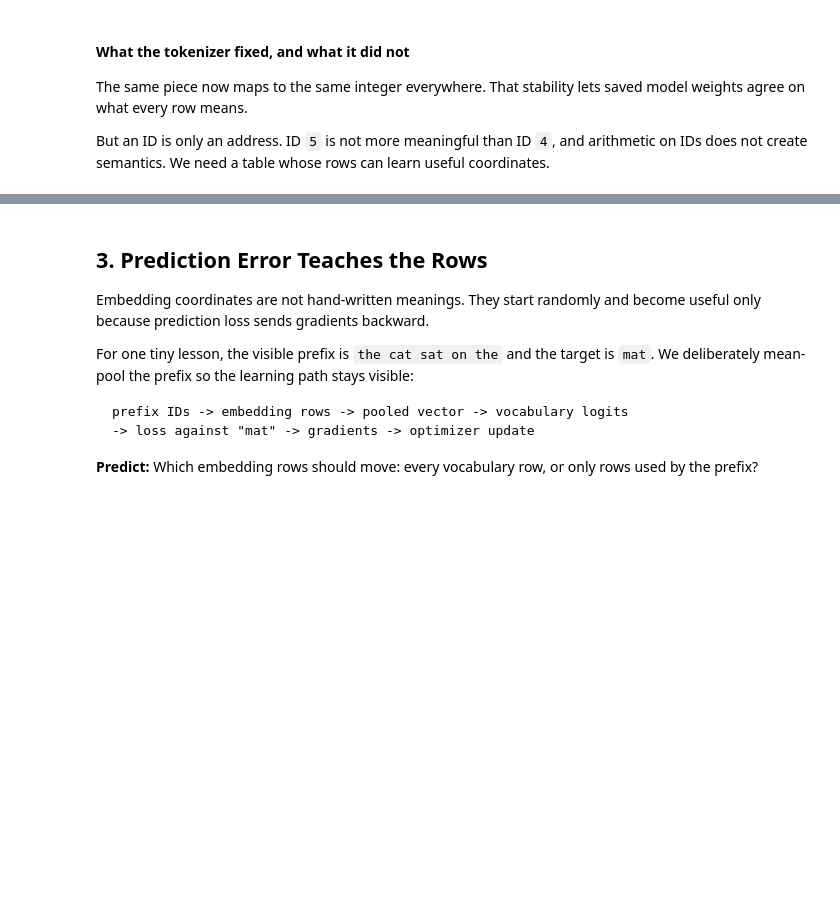
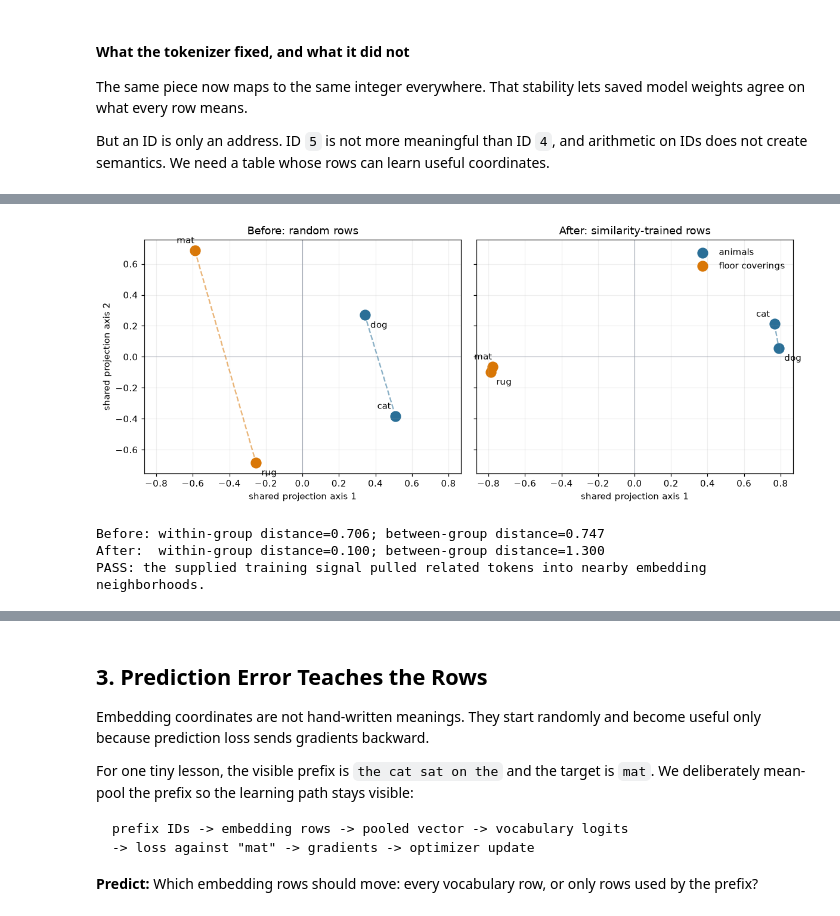
Before and after one commit to dsgouda7/ai-portfolio, a Jupyter notebook: learning/genai/01-transformers/01-tokenization-and-embeddings.ipynb, the cells around one changed output, grey strips where cells are left out. Drawn from its saved outputs; the diff is of its cells as text; code cells hidden in the pictures; blank space fills up the shorter version.

Commit message:
feat: expand learning content and portfolio projects
Co-authored-by: Copilot <223556219+Copilot@users.noreply.github.com>

```diff
--- a/learning/genai/01-transformers/01-tokenization-and-embeddings.ipynb
+++ b/learning/genai/01-transformers/01-tokenization-and-embeddings.ipynb
@@ -173,0 +240,77 @@ print(f"Repeated 'the' vectors equal before context: {torch.allclose(token_vecto
+# %%
+# Watch supplied similarity supervision reshape a separate embedding space
+torch.manual_seed(SEED)
+semantic_embedder = nn.Embedding(len(VOCAB), D_EMBED)
+semantic_tokens = ["cat", "dog", "mat", "rug"]
+semantic_ids = torch.tensor([VOCAB[token] for token in semantic_tokens])
+group_ids = torch.tensor([0, 0, 1, 1])
+group_names = ["animals", "floor coverings"]
+group_colors = ["#2a6f97", "#d97706"]
+
+same_group = group_ids[:, None] == group_ids[None, :]
+off_diagonal = ~torch.eye(len(semantic_tokens), dtype=torch.bool)
+target_similarity = torch.where(same_group, 0.9, -0.3)
+semantic_optimizer = torch.optim.Adam(semantic_embedder.parameters(), lr=0.08)
+
+before_semantic = F.normalize(semantic_embedder(semantic_ids), dim=1).detach().clone()
+for _ in range(250):
+    trained_vectors = F.normalize(semantic_embedder(semantic_ids), dim=1)
+    cosine_similarities = trained_vectors @ trained_vectors.T
+    similarity_loss = F.mse_loss(
+        cosine_similarities[off_diagonal], target_similarity[off_diagonal]
+    )
+    semantic_optimizer.zero_grad()
+    similarity_loss.backward()
+    semantic_optimizer.step()
+after_semantic = F.normalize(semantic_embedder(semantic_ids), dim=1).detach()
+
+
+def group_distances(vectors: torch.Tensor) -> tuple[float, float]:
+    cosine_distances = 1 - vectors @ vectors.T
+    within = cosine_distances[same_group & off_diagonal].mean().item()
+    between = cosine_distances[~same_group].mean().item()
+    return within, between
+
+
+before_within, before_between = group_distances(before_semantic)
+after_within, after_between = group_distances(after_semantic)
+
+# Fit one 2D basis across both states so the panels use comparable coordinates.
+combined_states = torch.cat([before_semantic, after_semantic])
+projection_center = combined_states.mean(dim=0, keepdim=True)
+_, _, right_singular_vectors = torch.linalg.svd(combined_states - projection_center, full_matrices=False)
+projection_basis = right_singular_vectors[:2].T
+before_2d = (before_semantic - projection_center) @ projection_basis
+after_2d = (after_semantic - projection_center) @ projection_basis
+
+fig, axes = plt.subplots(1, 2, figsize=(11, 4.5), sharex=True, sharey=True)
+label_offsets = [(-20, 8), (6, -14), (-20, 8), (6, -14)]
+for axis, coordinates, title in zip(
+    axes, [before_2d, after_2d], ["Before: random rows", "After: similarity-trained rows"]
+):
+    for group_index, (group_name, color) in enumerate(zip(group_names, group_colors)):
+        members = group_ids == group_index
+        axis.plot(coordinates[members, 0], coordinates[members, 1], "--", color=color, alpha=0.55)
+        axis.scatter(coordinates[members, 0], coordinates[members, 1], s=120, color=color, label=group_name)
+    for index, token in enumerate(semantic_tokens):
+        axis.annotate(token, coordinates[index], xytext=label_offsets[index], textcoords="offset points")
+    axis.axhline(0, color="#9ca3af", linewidth=0.7)
+    axis.axvline(0, color="#9ca3af", linewidth=0.7)
+    axis.set_title(title)
+    axis.set_xlabel("shared projection axis 1")
+    axis.grid(alpha=0.2)
+axes[0].set_ylabel("shared projection axis 2")
+axes[1].legend(frameon=False, loc="best")
+plt.tight_layout()
+plt.show()
+
+assert after_within < before_within
+assert after_within < after_between
+print(f"Before: within-group distance={before_within:.3f}; between-group distance={before_between:.3f}")
+print(f"After:  within-group distance={after_within:.3f}; between-group distance={after_between:.3f}")
+print("PASS: the supplied training signal pulled related tokens into nearby embedding neighborhoods.")
+# %% [output]
+[figure, added]
+Before: within-group distance=0.706; between-group distance=0.747
+After:  within-group distance=0.100; between-group distance=1.300
+PASS: the supplied training signal pulled related tokens into nearby embedding neighborhoods.
```
Also changed, not shown: parts of 12 cells of this notebook, 22 other files.
